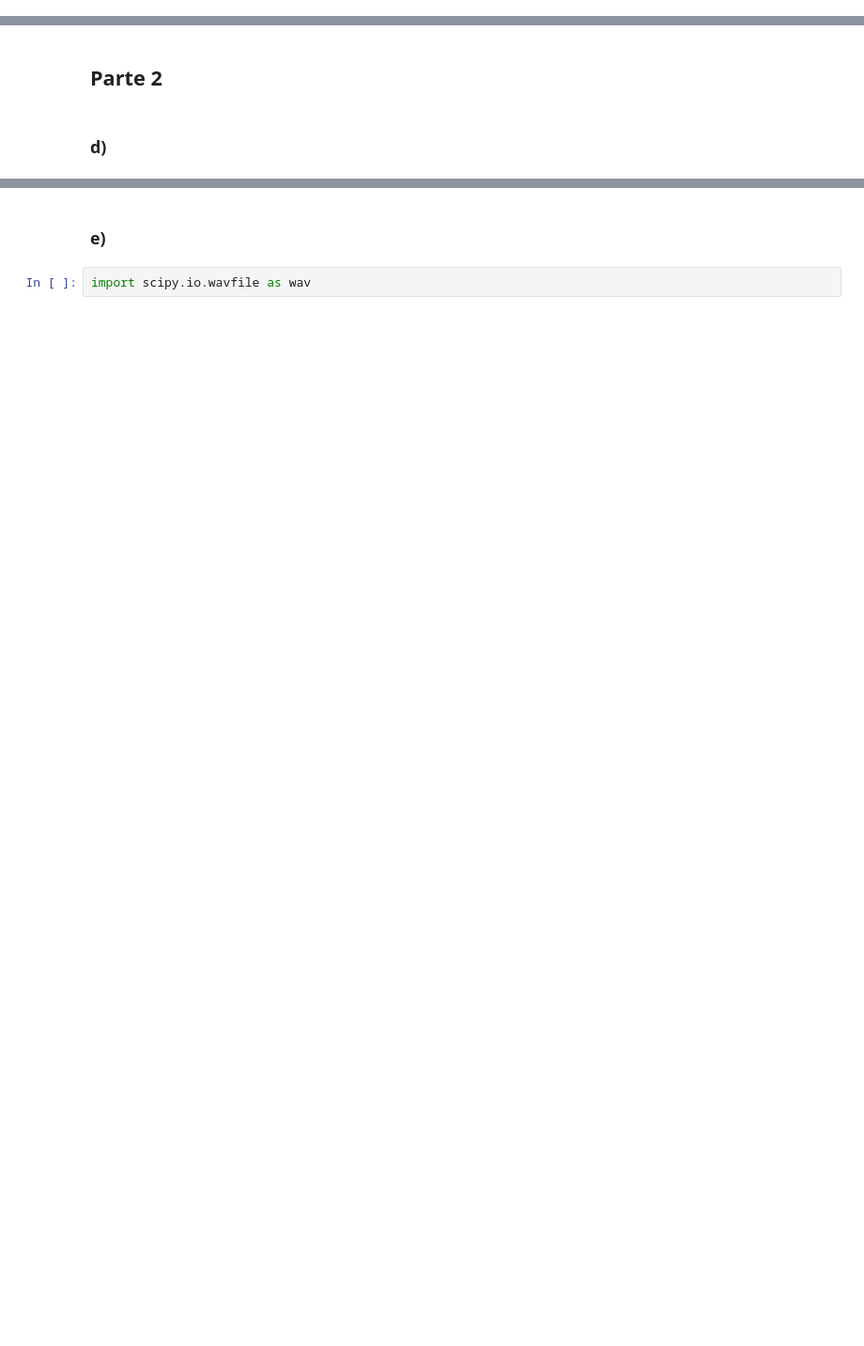
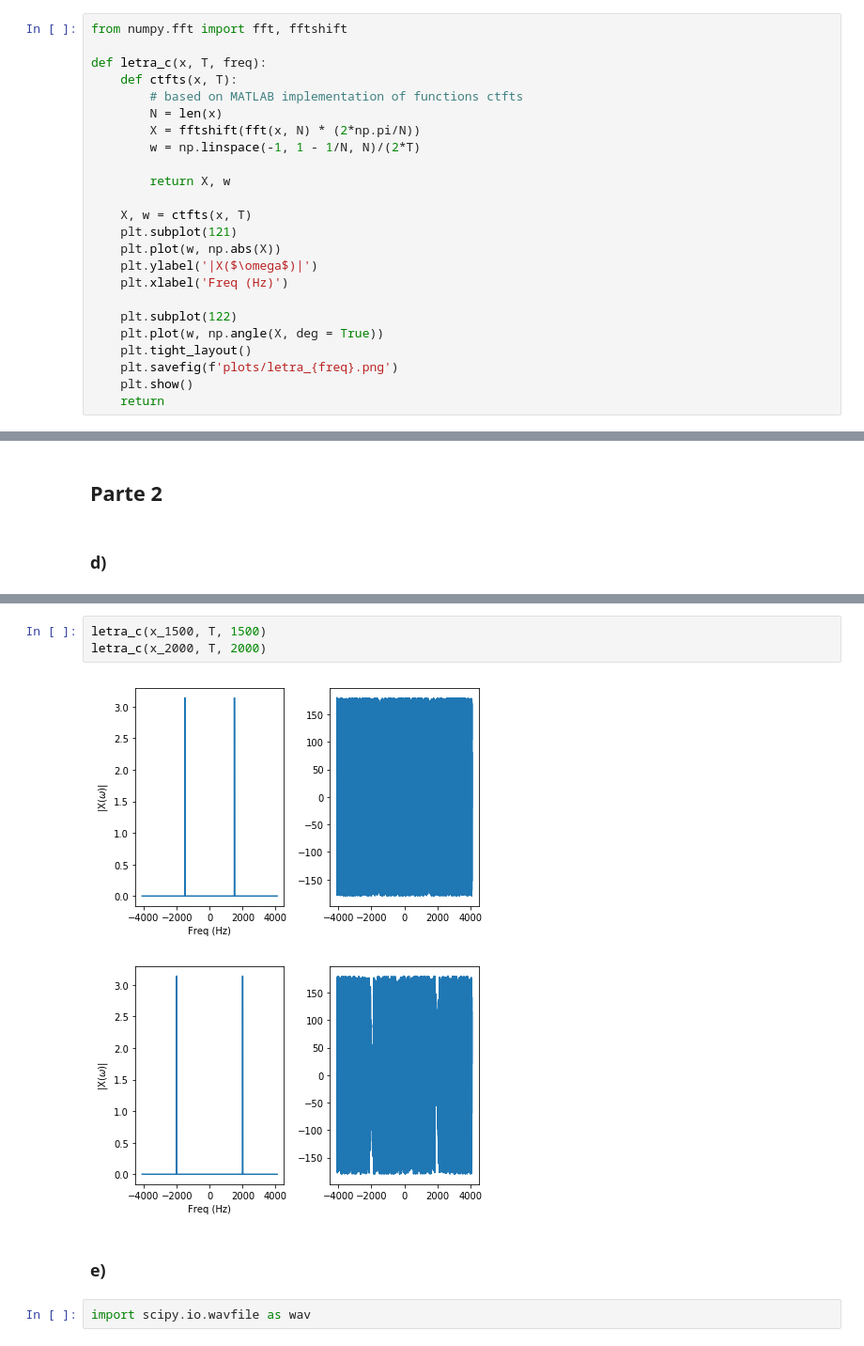
Before and after one commit to diegomhamilton/processamento-digital-de-sinais, a Jupyter notebook: Projeto_1/Projeto1.ipynb, the cells around one changed output, grey strips where cells are left out. Shown at 94% size. Drawn from its saved outputs; the diff is of its cells as text; blank space fills up the shorter version.

```diff
--- a/Projeto_1/Projeto1.ipynb
+++ b/Projeto_1/Projeto1.ipynb
@@ -48,2 +48,26 @@ plt.show()
 # %% [markdown]
 ### c)
+# %%
+from numpy.fft import fft, fftshift
+
+def letra_c(x, T, freq):
+    def ctfts(x, T):
+        # based on MATLAB implementation of functions ctfts
+        N = len(x)
+        X = fftshift(fft(x, N) * (2*np.pi/N))
+        w = np.linspace(-1, 1 - 1/N, N)/(2*T)
+
+        return X, w
+
+    X, w = ctfts(x, T)
+    plt.subplot(121)
+    plt.plot(w, np.abs(X))
+    plt.ylabel('|X($\omega$)|')
+    plt.xlabel('Freq (Hz)')
+
+    plt.subplot(122)
+    plt.plot(w, np.angle(X, deg = True))
+    plt.tight_layout()
+    plt.savefig(f'plots/letra_{freq}.png')
+    plt.show()
+    return
@@ -54,3 +94,9 @@ plt.show()
+# %%
+letra_c(x_1500, T, 1500)
+letra_c(x_2000, T, 2000)
+# %% [output]
+[figure, added]
+[figure, added]
 # %% [markdown]
 ### e)
 # %%
```
Also changed, not shown: parts of 17 cells of this notebook.
